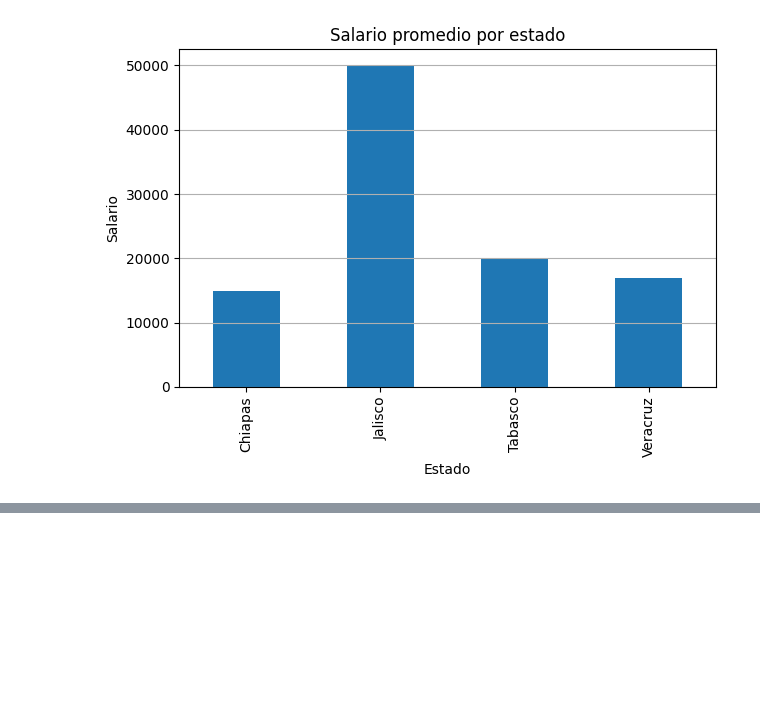
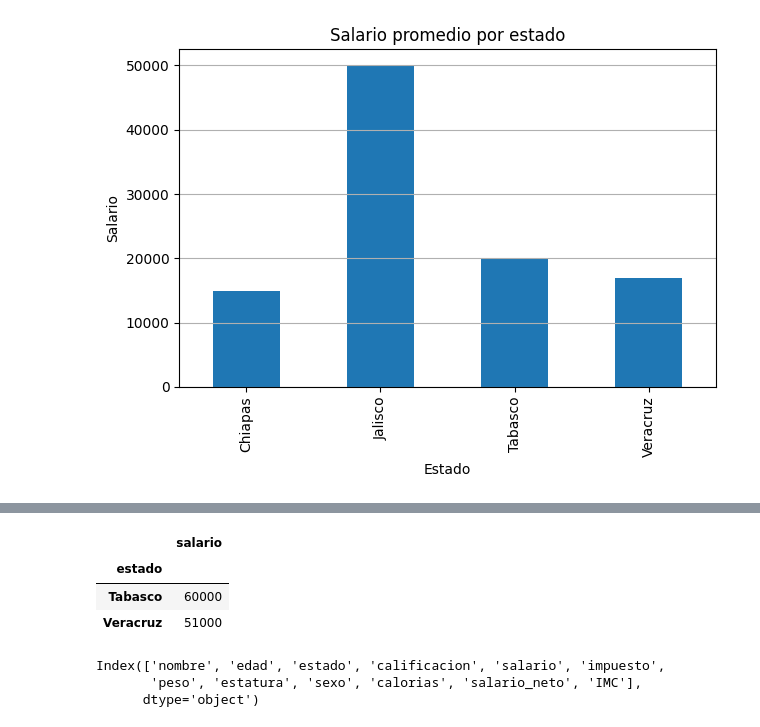
Before and after one commit to mateo469/curso_python_2025_2026, a Jupyter notebook: Pandas/Ciencias_Datos.ipynb, the cells around one changed output, grey strips where cells are left out. Saved outputs shown, nothing was run; the diff lists cells and outputs as text; code cells hidden in the pictures; blank space fills up the shorter version.

```diff
--- a/Pandas/Ciencias_Datos.ipynb
+++ b/Pandas/Ciencias_Datos.ipynb
@@ -443,0 +487,15 @@ plt.show()
+# %%
+#filtra el estado de veracruz y tabasco, y mostrar la suma del salario del estado correspondiente.
+tabla_datos.loc[tabla_datos['estado'].isin(['Veracruz', 'Tabasco']), ['estado', 'salario']].groupby('estado').sum()
+# %% [output]
+|  | salario |
+| estado |  |
+| Tabasco | 60000 |
+| Veracruz | 51000 |
+# %%
+#Mostrar los nombres de las columnas del dataframe
+tabla_datos.columns
+# %% [output]
+Index(['nombre', 'edad', 'estado', 'calificacion', 'salario', 'impuesto',
+       'peso', 'estatura', 'sexo', 'calorias', 'salario_neto', 'IMC'],
+      dtype='object')
```
Also changed, not shown: parts of 5 cells of this notebook, 16 other files.
